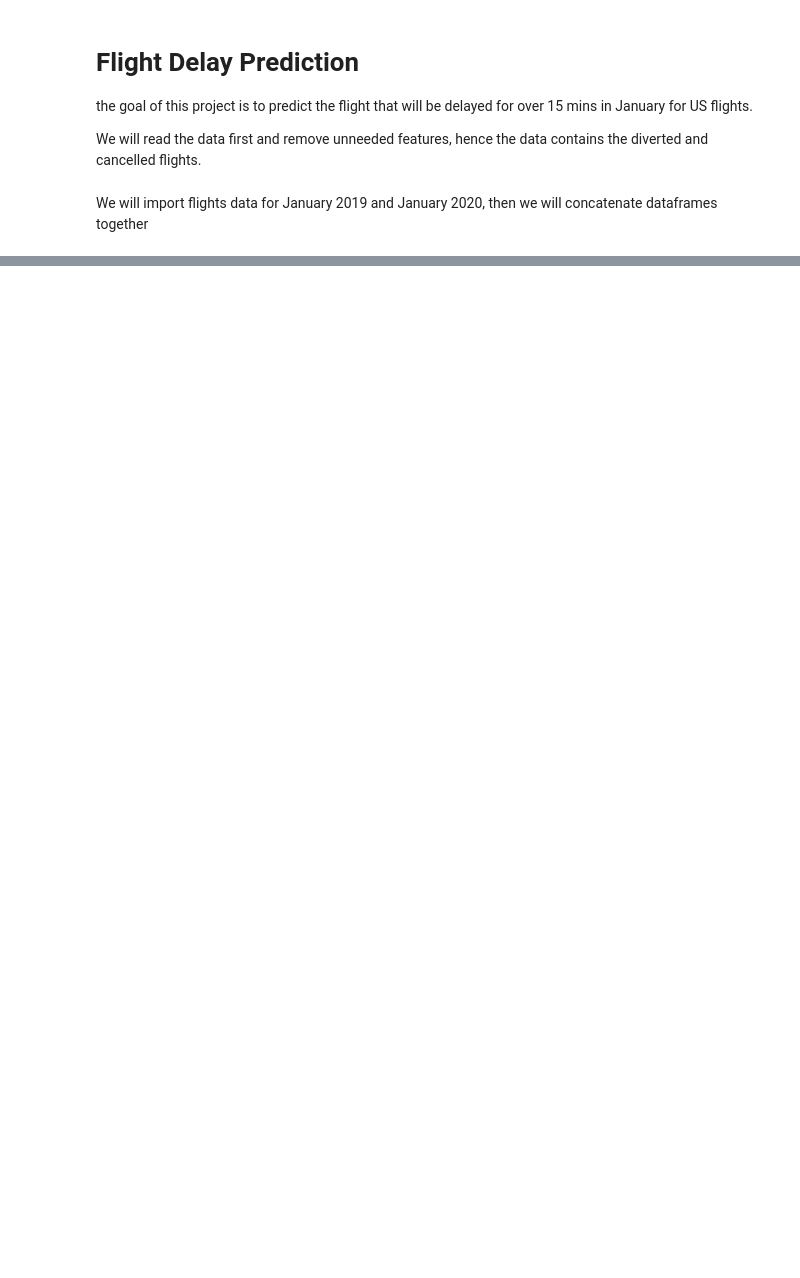
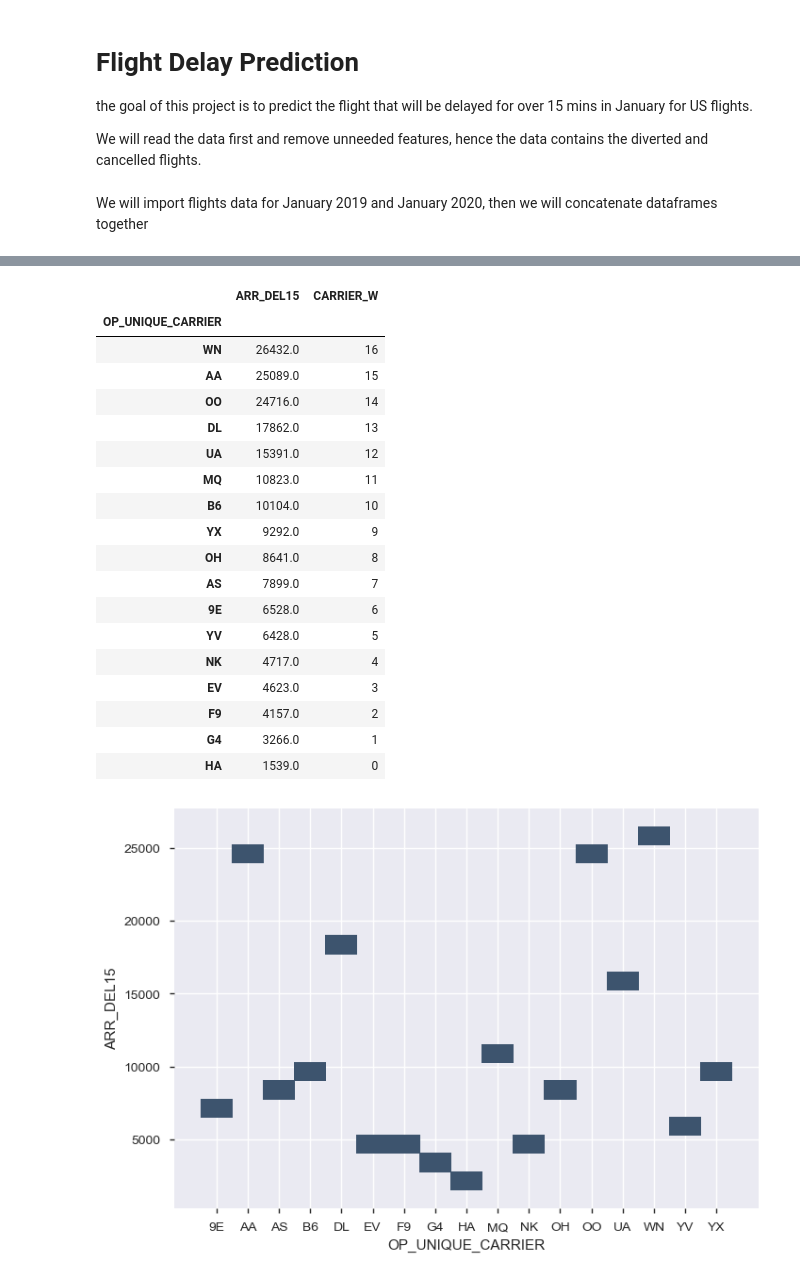
Before and after one commit to iMJOOD/Data_Science_Bootcamp, a Jupyter notebook: Flight delay prediction.ipynb, the cells around one changed output, grey strips where cells are left out. Saved outputs shown, nothing was run; the diff lists cells and outputs as text; code cells hidden in the pictures; blank space fills up the shorter version.

```diff
--- a/Flight delay prediction.ipynb
+++ b/Flight delay prediction.ipynb
@@ -70,0 +144,27 @@ We will start by droping unneeded columns
+# %%
+#frequncy of delay for each airline
+airline_df = df[['OP_UNIQUE_CARRIER','ARR_DEL15']].groupby('OP_UNIQUE_CARRIER').sum()
+airline_df['CARRIER_W'] = pd.qcut(airline_df['ARR_DEL15'], 17, labels = False)
+sns.histplot(x = airline_df.index,y= airline_df['ARR_DEL15'],bins=20,kde=True)
+airline_df.sort_values(by = 'ARR_DEL15' , ascending= False)
+# %% [output]
+|  | ARR_DEL15 | CARRIER_W |
+| OP_UNIQUE_CARRIER |  |  |
+| WN | 26432.0 | 16 |
+| AA | 25089.0 | 15 |
+| OO | 24716.0 | 14 |
+| DL | 17862.0 | 13 |
+| UA | 15391.0 | 12 |
+| MQ | 10823.0 | 11 |
+| B6 | 10104.0 | 10 |
+| YX | 9292.0 | 9 |
+| OH | 8641.0 | 8 |
+| AS | 7899.0 | 7 |
+| 9E | 6528.0 | 6 |
+| YV | 6428.0 | 5 |
+| NK | 4717.0 | 4 |
+| EV | 4623.0 | 3 |
+| F9 | 4157.0 | 2 |
+| G4 | 3266.0 | 1 |
+| HA | 1539.0 | 0 |
+[figure, added]
```
Also changed, not shown: parts of 26 cells of this notebook, 1 other file.
